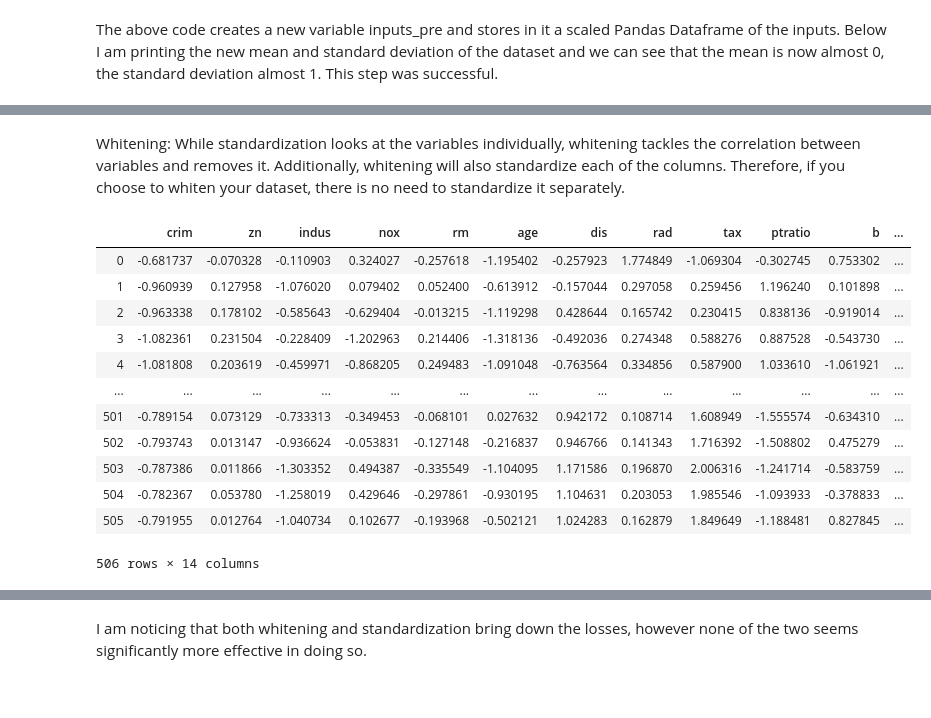
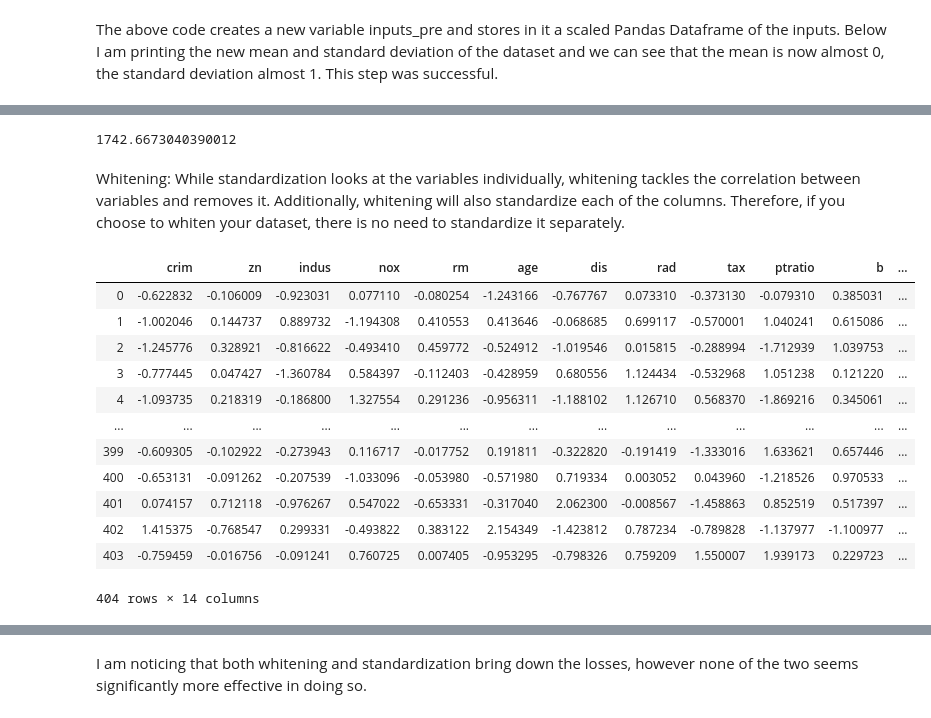
Before and after one commit to Sarahkel/machine-learning-assessment, a Jupyter notebook: Boston House Prices - Machine learning and statistics assessments.ipynb, the cells around one changed output, grey strips where cells are left out. Drawn from its saved outputs; the diff is of its cells as text; code cells hidden in the pictures.

```diff
--- a/Boston House Prices - Machine learning and statistics assessments.ipynb
+++ b/Boston House Prices - Machine learning and statistics assessments.ipynb
@@ -336,2 +384,0 @@ nn.compile(loss="mean_squared_error", optimizer="adam")
-# %%
-nn.fit(inputs, outputs, epochs=300,batch_size=10)
@@ -411,12 +394,19 @@ We can see below, how applying the sklearn scale method to the input data center
 
 
 (1) https://scikit-learn.org/stable/modules/preprocessing.html
+# %%
+#split dataset into train and test subsets
+#move this up
+
+import sklearn.model_selection as mod
+
+inputs_train, inputs_test, outputs_train, outputs_test = mod.train_test_split(inputs, outputs, test_size=0.2)
 # %% [markdown]
 Since we are altering the data we work with, it is good practise to capture the values used for scaling to have a record and to be able to replicate on new data if needed. The sklearn documentation provides guidance on how to do this:
 # %%
 #store scaling info in variable as per https://scikit-learn.org/stable/modules/preprocessing.html
 scaler = pre.StandardScaler()
-scaler.fit(inputs)
+scaler.fit(inputs_train)
 #to replicate use scaler.transform(x)
 # %% [output]
 StandardScaler(copy=True, with_mean=True, with_std=True)
@@ -515,27 +488,33 @@ array([[ -248.90787 ],
+# %%
+whitened_inputs_test = pd.DataFrame(pca.transform(inputs_test), columns=inputs_test.columns)
+nn.predict(whitened_inputs_test)
+np.sqrt(np.sum(nn.predict(whitened_inputs_test).T - outputs_test.as_matrix())**2)
+# %% [output]
+1742.6673040390012
 # %% [markdown]
 Whitening:
 While standardization looks at the variables individually, whitening tackles the correlation between variables and removes it. Additionally, whitening will also standardize each of the columns. Therefore, if you choose to whiten your dataset, there is no need to standardize it separately.
 # %%
 import sklearn.decomposition as dec
 
 pca = dec.PCA(n_components=14, whiten=True)
-pca.fit(inputs)
-whitened_inputs = pd.DataFrame(pca.transform(inputs), columns=inputs.columns)
+pca.fit(inputs_train)
+whitened_inputs = pd.DataFrame(pca.transform(inputs_train), columns=inputs_train.columns)
 whitened_inputs
 # %% [output]
 |  | crim | zn | indus | nox | rm | age | dis | rad | tax | ptratio | b | ... |
-| 0 | -0.681737 | -0.070328 | -0.110903 | 0.324027 | -0.257618 | -1.195402 | -0.257923 | 1.774849 | -1.069304 | -0.302745 | 0.753302 | ... |
-| 1 | -0.960939 | 0.127958 | -1.076020 | 0.079402 | 0.052400 | -0.613912 | -0.157044 | 0.297058 | 0.259456 | 1.196240 | 0.101898 | ... |
-| 2 | -0.963338 | 0.178102 | -0.585643 | -0.629404 | -0.013215 | -1.119298 | 0.428644 | 0.165742 | 0.230415 | 0.838136 | -0.919014 | ... |
-| 3 | -1.082361 | 0.231504 | -0.228409 | -1.202963 | 0.214406 | -1.318136 | -0.492036 | 0.274348 | 0.588276 | 0.887528 | -0.543730 | ... |
-| 4 | -1.081808 | 0.203619 | -0.459971 | -0.868205 | 0.249483 | -1.091048 | -0.763564 | 0.334856 | 0.587900 | 1.033610 | -1.061921 | ... |
+| 0 | -0.622832 | -0.106009 | -0.923031 | 0.077110 | -0.080254 | -1.243166 | -0.767767 | 0.073310 | -0.373130 | -0.079310 | 0.385031 | ... |
+| 1 | -1.002046 | 0.144737 | 0.889732 | -1.194308 | 0.410553 | 0.413646 | -0.068685 | 0.699117 | -0.570001 | 1.040241 | 0.615086 | ... |
+| 2 | -1.245776 | 0.328921 | -0.816622 | -0.493410 | 0.459772 | -0.524912 | -1.019546 | 0.015815 | -0.288994 | -1.712939 | 1.039753 | ... |
+| 3 | -0.777445 | 0.047427 | -1.360784 | 0.584397 | -0.112403 | -0.428959 | 0.680556 | 1.124434 | -0.532968 | 1.051238 | 0.121220 | ... |
+| 4 | -1.093735 | 0.218319 | -0.186800 | 1.327554 | 0.291236 | -0.956311 | -1.188102 | 1.126710 | 0.568370 | -1.869216 | 0.345061 | ... |
 | ... | ... | ... | ... | ... | ... | ... | ... | ... | ... | ... | ... | ... |
-| 501 | -0.789154 | 0.073129 | -0.733313 | -0.349453 | -0.068101 | 0.027632 | 0.942172 | 0.108714 | 1.608949 | -1.555574 | -0.634310 | ... |
-| 502 | -0.793743 | 0.013147 | -0.936624 | -0.053831 | -0.127148 | -0.216837 | 0.946766 | 0.141343 | 1.716392 | -1.508802 | 0.475279 | ... |
-| 503 | -0.787386 | 0.011866 | -1.303352 | 0.494387 | -0.335549 | -1.104095 | 1.171586 | 0.196870 | 2.006316 | -1.241714 | -0.583759 | ... |
-| 504 | -0.782367 | 0.053780 | -1.258019 | 0.429646 | -0.297861 | -0.930195 | 1.104631 | 0.203053 | 1.985546 | -1.093933 | -0.378833 | ... |
-| 505 | -0.791955 | 0.012764 | -1.040734 | 0.102677 | -0.193968 | -0.502121 | 1.024283 | 0.162879 | 1.849649 | -1.188481 | 0.827845 | ... |
+| 399 | -0.609305 | -0.102922 | -0.273943 | 0.116717 | -0.017752 | 0.191811 | -0.322820 | -0.191419 | -1.333016 | 1.633621 | 0.657446 | ... |
+| 400 | -0.653131 | -0.091262 | -0.207539 | -1.033096 | -0.053980 | -0.571980 | 0.719334 | 0.003052 | 0.043960 | -1.218526 | 0.970533 | ... |
+| 401 | 0.074157 | 0.712118 | -0.976267 | 0.547022 | -0.653331 | -0.317040 | 2.062300 | -0.008567 | -1.458863 | 0.852519 | 0.517397 | ... |
+| 402 | 1.415375 | -0.768547 | 0.299331 | -0.493822 | 0.383122 | 2.154349 | -1.423812 | 0.787234 | -0.789828 | -1.137977 | -1.100977 | ... |
+| 403 | -0.759459 | -0.016756 | -0.091241 | 0.760725 | 0.007405 | -0.953295 | -0.798326 | 0.759209 | 1.550007 | 1.939173 | 0.229723 | ... |
-506 rows × 14 columns
+404 rows × 14 columns
 # %%
 #create a new neural network
 
```
Also changed, not shown: parts of 25 cells of this notebook.
